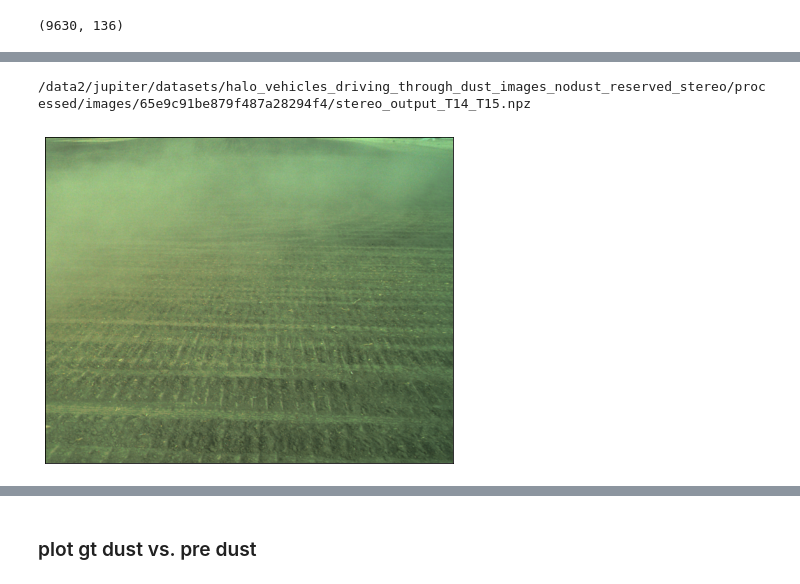
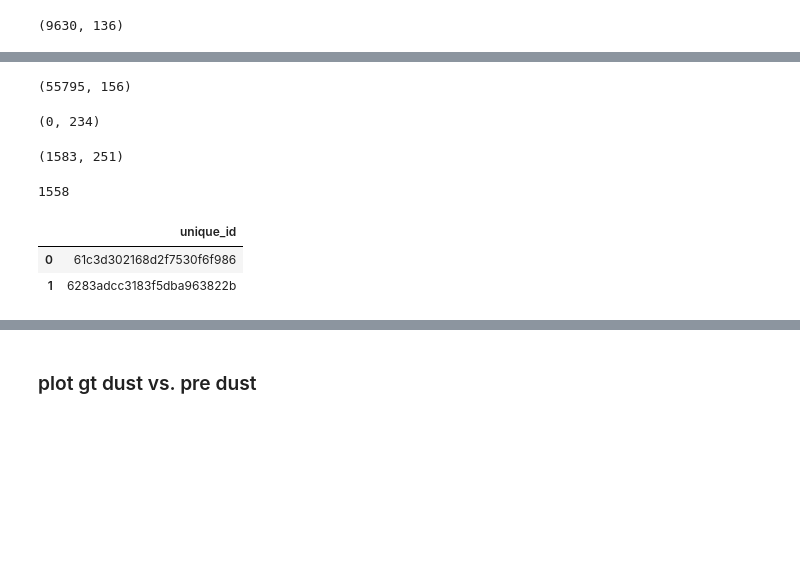
Before and after one commit to liyubrt/notebooks, a Jupyter notebook: dust_analysis_halo/dust_analysis.ipynb, the cells around one changed output, grey strips where cells are left out. Drawn from its saved outputs; the diff is of its cells as text; code cells hidden in the pictures; blank space fills up the shorter version.

```diff
--- a/dust_analysis_halo/dust_analysis.ipynb
+++ b/dust_analysis_halo/dust_analysis.ipynb
@@ -249,13 +306,40 @@ print(sub_df.shape)
-# %%
-data_path = os.path.join(root_dir, dataset, sub_df.iloc[0].stereo_pipeline_npz_save_path)
-data_path = data_path.replace('processed.default', 'processed')
-print(data_path)
-img = np.load(data_path)['left']
-img_norm = normalize_image(img, True)
-plot_image(img_norm)
-# %% [output]
-/data2/jupiter/datasets/halo_vehicles_driving_through_dust_images_nodust_reserved_stereo/processed/images/65e9c91be879f487a28294f4/stereo_output_T14_T15.npz
-[figure, removed]
+# %%
+# df2 = df.merge(pred_df, on='unique_id')
+df2 = df.merge(dust_df, on='unique_id')
+df2.shape
+# %% [output]
+(55795, 156)
+# %%
+df2 = df[df.collected_on.str.startswith('2024-04-23T15:24:15')]
+df2.shape
+# %% [output]
+(0, 234)
+# %%
+df3 = df2[(df2.operation_time_x == 'nightime') & (df2.result_state == 'false_positive') & (df2.vehicle_pixels > 0)]
+df3.shape
+# %% [output]
+(1583, 251)
+# %%
+# check if images are already fully labeled
+need_to_label = []
+for i,row in df3.iterrows():
+    label_path = os.path.join(root_dir, dataset, row.rectified_label_save_path)
+    label = np.load(label_path)['left']
+    labeled_percent = np.count_nonzero(label) / (512 * 1024)
+    if labeled_percent < 0.5:
+        need_to_label.append(row.unique_id)
+len(need_to_label)
+# %% [output]
+1558
+# %%
+nl_df = pd.DataFrame(data={'id': need_to_label})
+nl_df.to_csv('/data/jupiter/li.yu/data/halo_rgb_stereo_train_test/rev1_test_humanv15_to_fully_label.csv', index=False)
+# %%
+nl_df.head(2)
+# %% [output]
+|  | unique_id |
+| 0 | 61c3d302168d2f7530f6f986 |
+| 1 | 6283adcc3183f5dba963822b |
 # %%
 # sub_df = df[df.id.isin(cat_df.id)].sample(2)
 # sub_df = df[df.bag_date == '12_04_2023'].sample(2)
```
Also changed, not shown: parts of 17 cells of this notebook, 1 other file.
